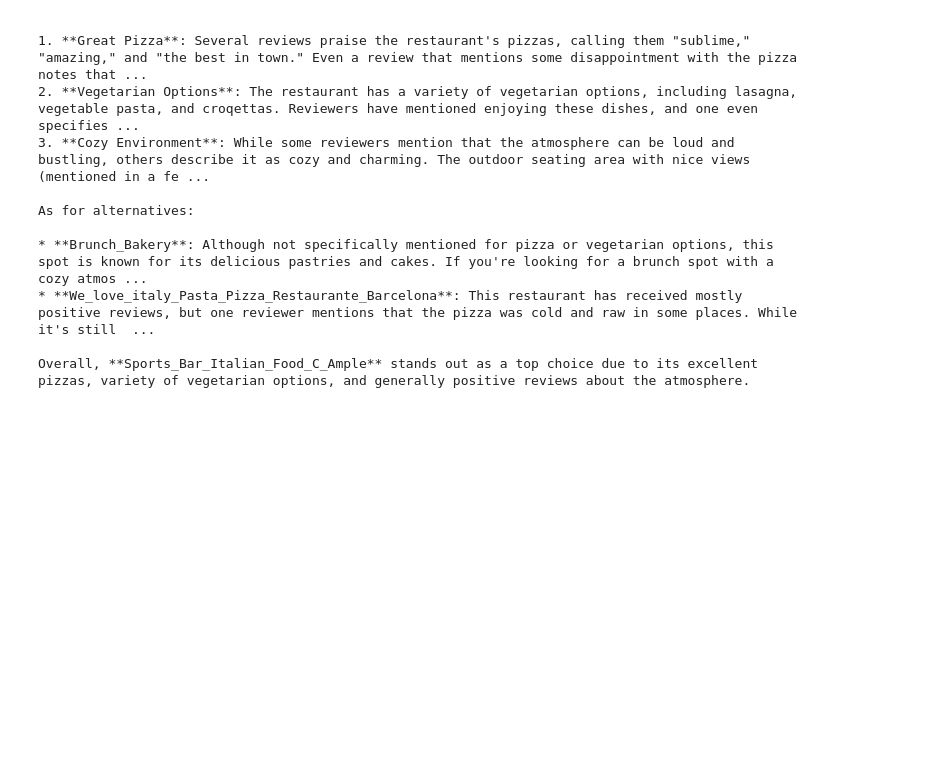
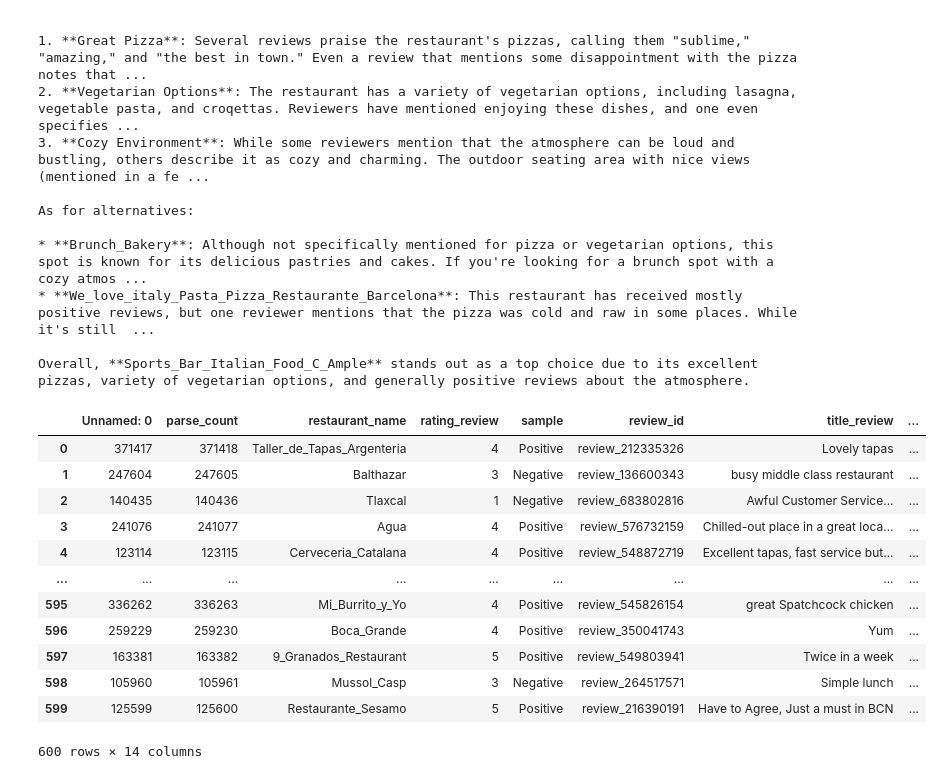
Before and after one commit to Jacoposigno1999/Consigl_IA_mi-, a Jupyter notebook: notebooks/RAG_test.ipynb, the cells around one changed output. Cells and saved outputs as stored; diff of their text form; code cells hidden in the pictures; blank space fills up the shorter version.

```diff
--- a/notebooks/RAG_test.ipynb
+++ b/notebooks/RAG_test.ipynb
@@ -86,0 +89,17 @@ Overall, **Sports_Bar_Italian_Food_C_Ample** stands out as a top choice due to i
+# %%
+df = pd.read_csv(r'C:\Users\jacop\Desktop\Lavori\Consigl_IA_mi-\data\processed\labeled_data.csv')
+df
+# %% [output]
+|  | Unnamed: 0 | parse_count | restaurant_name | rating_review | sample | review_id | title_review | ... |
+| 0 | 371417 | 371418 | Taller_de_Tapas_Argenteria | 4 | Positive | review_212335326 | Lovely tapas | ... |
+| 1 | 247604 | 247605 | Balthazar | 3 | Negative | review_136600343 | busy middle class restaurant | ... |
+| 2 | 140435 | 140436 | Tlaxcal | 1 | Negative | review_683802816 | Awful Customer Service... | ... |
+| 3 | 241076 | 241077 | Agua | 4 | Positive | review_576732159 | Chilled-out place in a great loca... | ... |
+| 4 | 123114 | 123115 | Cerveceria_Catalana | 4 | Positive | review_548872719 | Excellent tapas, fast service but... | ... |
+| ... | ... | ... | ... | ... | ... | ... | ... | ... |
+| 595 | 336262 | 336263 | Mi_Burrito_y_Yo | 4 | Positive | review_545826154 | great Spatchcock chicken | ... |
+| 596 | 259229 | 259230 | Boca_Grande | 4 | Positive | review_350041743 | Yum | ... |
+| 597 | 163381 | 163382 | 9_Granados_Restaurant | 5 | Positive | review_549803941 | Twice in a week | ... |
+| 598 | 105960 | 105961 | Mussol_Casp | 3 | Negative | review_264517571 | Simple lunch | ... |
+| 599 | 125599 | 125600 | Restaurante_Sesamo | 5 | Positive | review_216390191 | Have to Agree, Just a must in BCN | ... |
+600 rows × 14 columns
```
Also changed, not shown: parts of 1 cell of this notebook, 1 other file.
